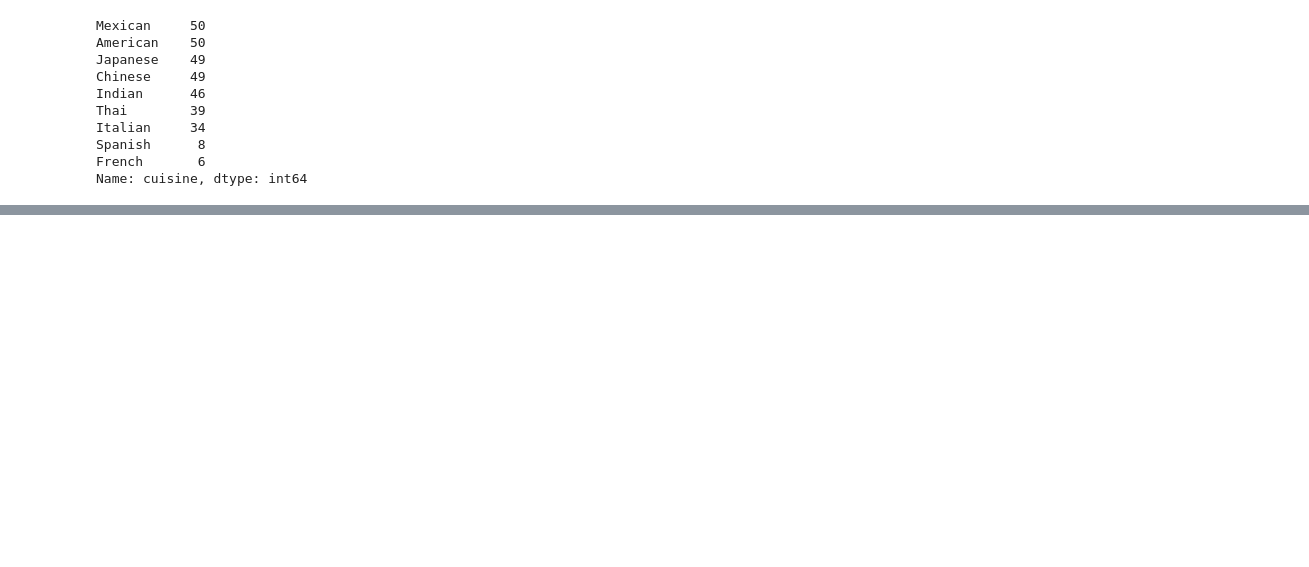
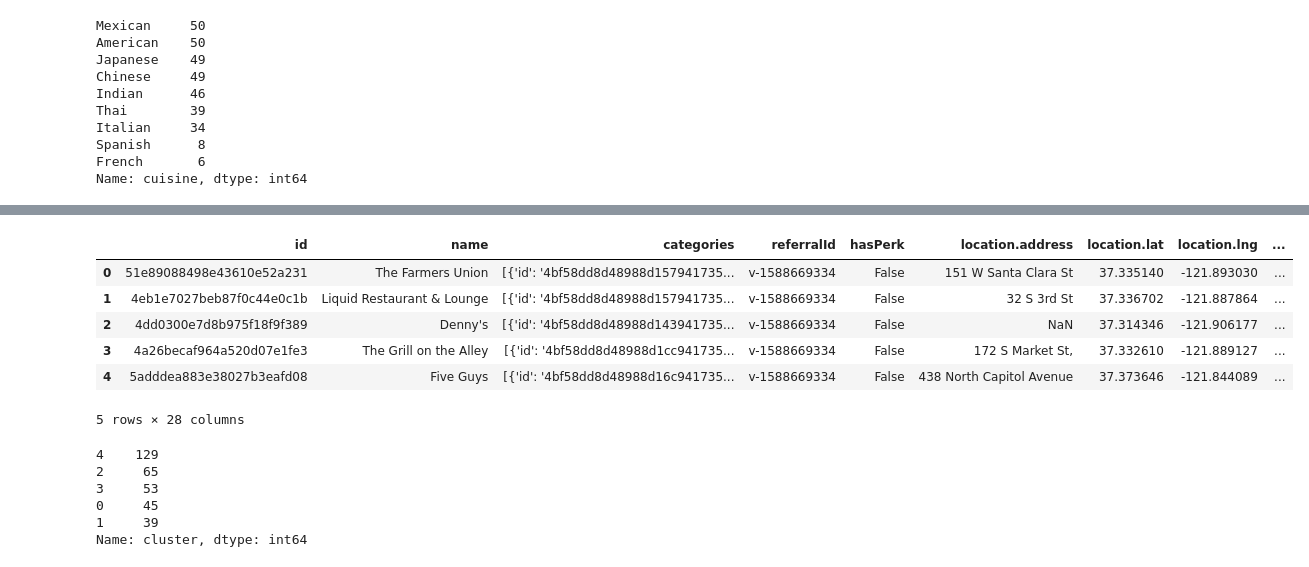
Before and after one commit to GauthamN3004/Coursera_Capstone_Project, a Jupyter notebook: Restaurant_Cuisine_Location_Selector.ipynb, the cells around one changed output, grey strips where cells are left out. Drawn from its saved outputs; the diff is of its cells as text; code cells hidden in the pictures; blank space fills up the shorter version.

```diff
--- a/Restaurant_Cuisine_Location_Selector.ipynb
+++ b/Restaurant_Cuisine_Location_Selector.ipynb
@@ -161,0 +166,4 @@ Name: cuisine, dtype: int64
+# %%
+# from the elbow method we can see that 5 clusters seem to be the appropriate
+kmeans = KMeans(n_clusters = 5)
+kmeans.fit(df[["location.lat","location.lng"]])
@@ -161,0 +203,21 @@ Name: cuisine, dtype: int64
+# %%
+df["cluster"] = kmeans.labels_
+# %%
+df.head()
+# %% [output]
+|  | id | name | categories | referralId | hasPerk | location.address | location.lat | location.lng | ... |
+| 0 | 51e89088498e43610e52a231 | The Farmers Union | [{'id': '4bf58dd8d48988d157941735... | v-1588669334 | False | 151 W Santa Clara St | 37.335140 | -121.893030 | ... |
+| 1 | 4eb1e7027beb87f0c44e0c1b | Liquid Restaurant & Lounge | [{'id': '4bf58dd8d48988d157941735... | v-1588669334 | False | 32 S 3rd St | 37.336702 | -121.887864 | ... |
+| 2 | 4dd0300e7d8b975f18f9f389 | Denny's | [{'id': '4bf58dd8d48988d143941735... | v-1588669334 | False | NaN | 37.314346 | -121.906177 | ... |
+| 3 | 4a26becaf964a520d07e1fe3 | The Grill on the Alley | [{'id': '4bf58dd8d48988d1cc941735... | v-1588669334 | False | 172 S Market St, | 37.332610 | -121.889127 | ... |
+| 4 | 5adddea883e38027b3eafd08 | Five Guys | [{'id': '4bf58dd8d48988d16c941735... | v-1588669334 | False | 438 North Capitol Avenue | 37.373646 | -121.844089 | ... |
+5 rows × 28 columns
+# %%
+df["cluster"].value_counts()
+# %% [output]
+4    129
+2     65
+3     53
+0     45
+1     39
+Name: cluster, dtype: int64
```
Also changed, not shown: parts of 24 cells of this notebook.
